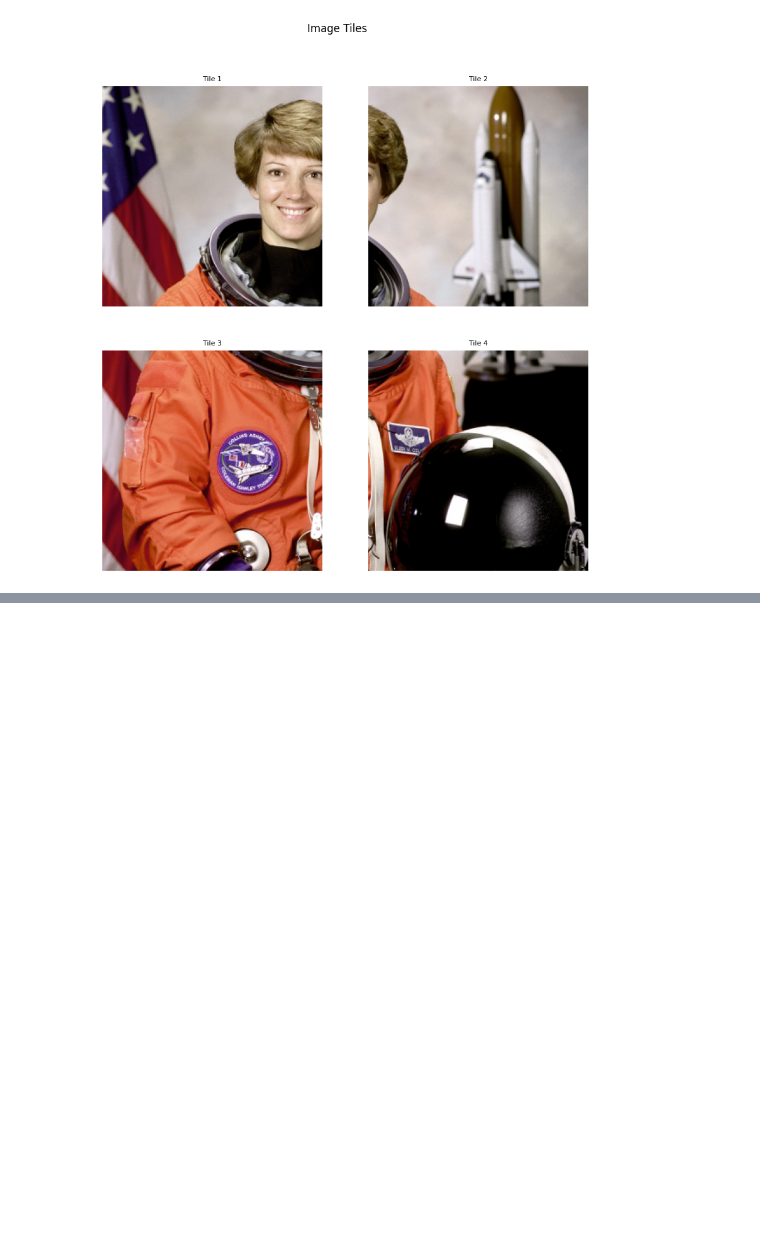
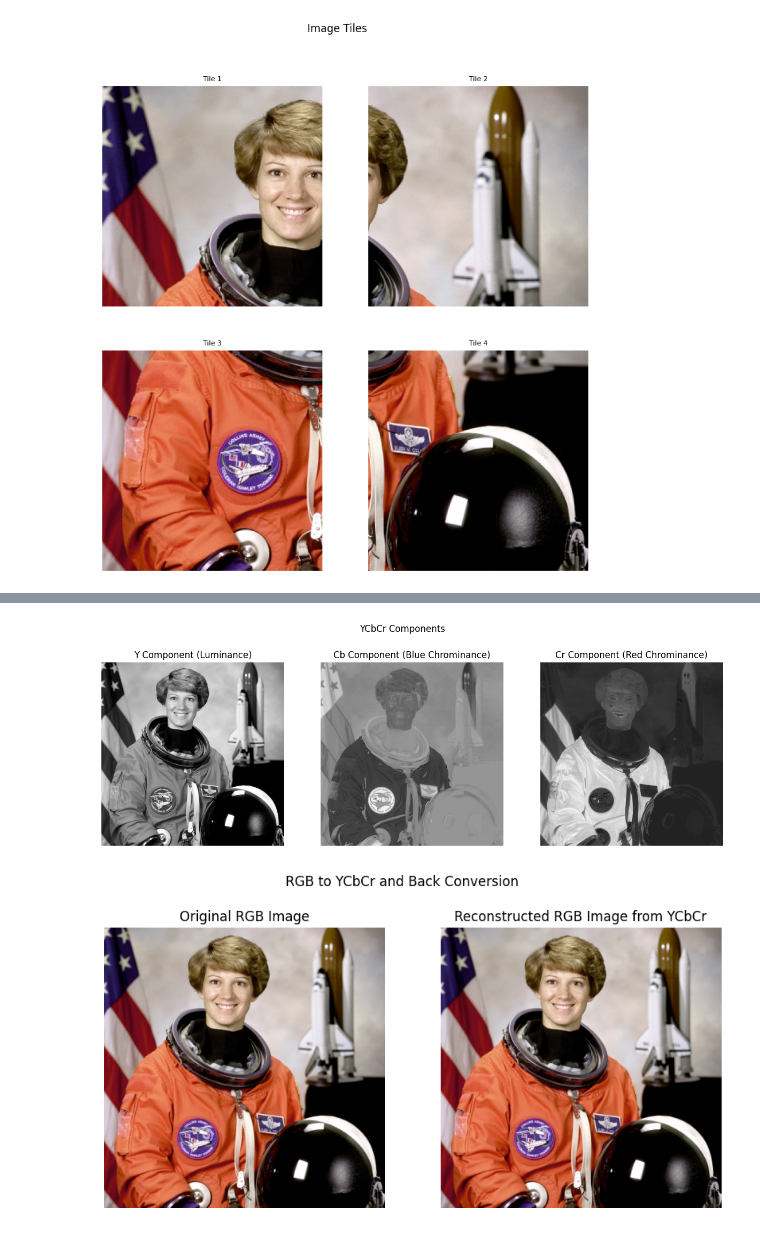
Before and after one commit to alisaaalehi/jpeg2000-mini, a Jupyter notebook: jpeg2000-tutorial.ipynb, the cells around one changed output, grey strips where cells are left out. Saved outputs shown, nothing was run; the diff lists cells and outputs as text; code cells hidden in the pictures; blank space fills up the shorter version.

Commit message:
Add color transformation section

```diff
--- a/jpeg2000-tutorial.ipynb
+++ b/jpeg2000-tutorial.ipynb
@@ -214,0 +292,39 @@ Original Image Size: 512 x 512 (Height x Width)
+# %%
+# Convert the image to YCbCr color space
+ycbcr_image = rgb_to_ycbcr(image)
+
+# Display the Y, Cb, and Cr components separately
+fig, axes = plt.subplots(1, 3, figsize=(15, 5))
+axes[0].imshow(ycbcr_image[:, :, 0], cmap='gray')
+axes[0].axis('off')
+axes[0].set_title('Y Component (Luminance)')
+
+axes[1].imshow(ycbcr_image[:, :, 1], cmap='gray')
+axes[1].axis('off')
+axes[1].set_title('Cb Component (Blue Chrominance)')
+
+axes[2].imshow(ycbcr_image[:, :, 2], cmap='gray')
+axes[2].axis('off')
+axes[2].set_title('Cr Component (Red Chrominance)')
+
+plt.suptitle('YCbCr Components')
+plt.show()
+
+# Convert the YCbCr image back to RGB color space
+reconstructed_rgb_image = ycbcr_to_rgb(ycbcr_image)
+
+# Display the original and reconstructed images side by side
+fig, axes = plt.subplots(1, 2, figsize=(10, 5))
+axes[0].imshow(image)
+axes[0].axis('off')
+axes[0].set_title('Original RGB Image')
+
+axes[1].imshow(reconstructed_rgb_image)
+axes[1].axis('off')
+axes[1].set_title('Reconstructed RGB Image from YCbCr')
+
+plt.suptitle('RGB to YCbCr and Back Conversion')
+plt.show()
+# %% [output]
+[figure, added]
+[figure, added]
```
Also changed, not shown: parts of 3 cells of this notebook.
